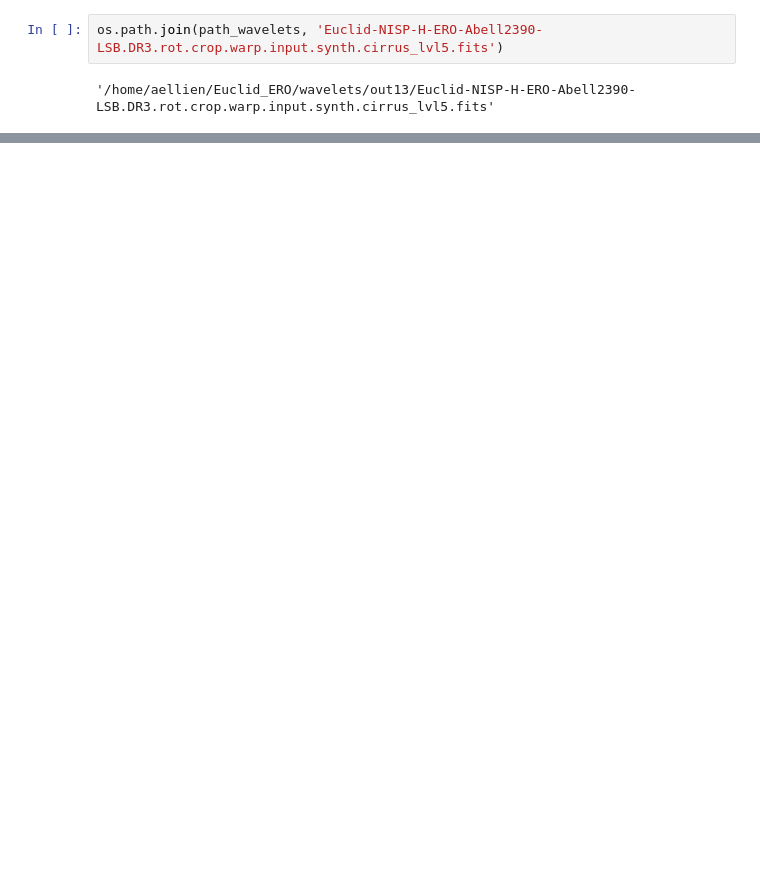
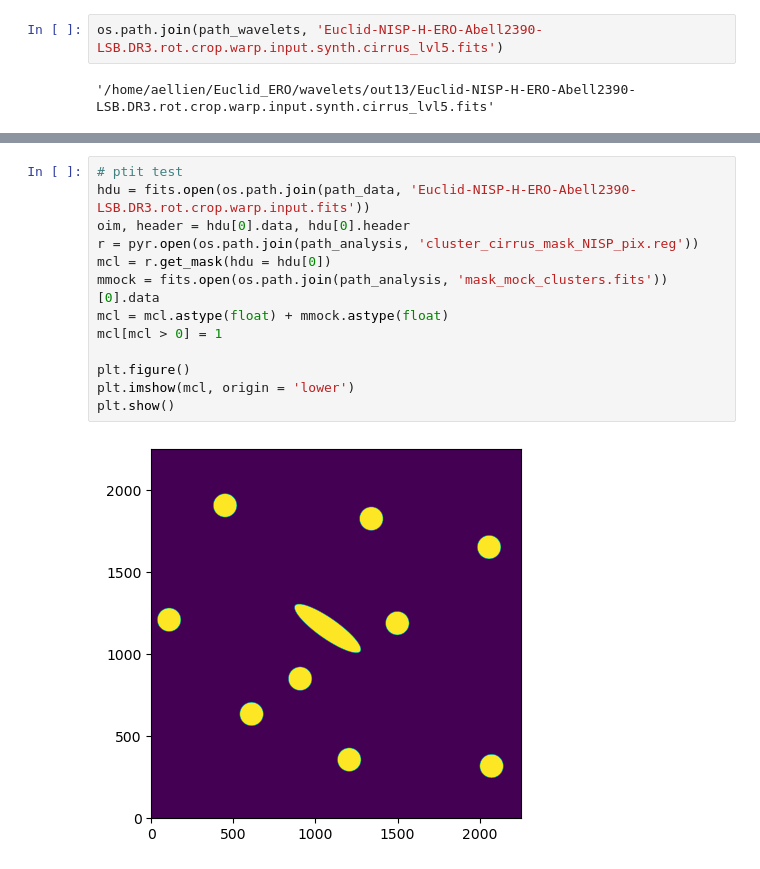
Before and after one commit to aellien/Euclid_ERO, a Jupyter notebook: cirrus_NISP_with_mocks.ipynb, the cells around one changed output, grey strips where cells are left out. Cells and saved outputs as stored; diff of their text form; blank space fills up the shorter version.

```diff
--- a/cirrus_NISP_with_mocks.ipynb
+++ b/cirrus_NISP_with_mocks.ipynb
@@ -217,0 +356,15 @@ os.path.join(path_wavelets, 'Euclid-NISP-H-ERO-Abell2390-LSB.DR3.rot.crop.warp.i
+# %%
+# ptit test
+hdu = fits.open(os.path.join(path_data, 'Euclid-NISP-H-ERO-Abell2390-LSB.DR3.rot.crop.warp.input.fits'))
+oim, header = hdu[0].data, hdu[0].header
+r = pyr.open(os.path.join(path_analysis, 'cluster_cirrus_mask_NISP_pix.reg'))
+mcl = r.get_mask(hdu = hdu[0])
+mmock = fits.open(os.path.join(path_analysis, 'mask_mock_clusters.fits'))[0].data
+mcl = mcl.astype(float) + mmock.astype(float)
+mcl[mcl > 0] = 1
+
+plt.figure()
+plt.imshow(mcl, origin = 'lower')
+plt.show()
+# %% [output]
+[figure, added]
```
Also changed, not shown: parts of 8 cells of this notebook, 5 other files.
